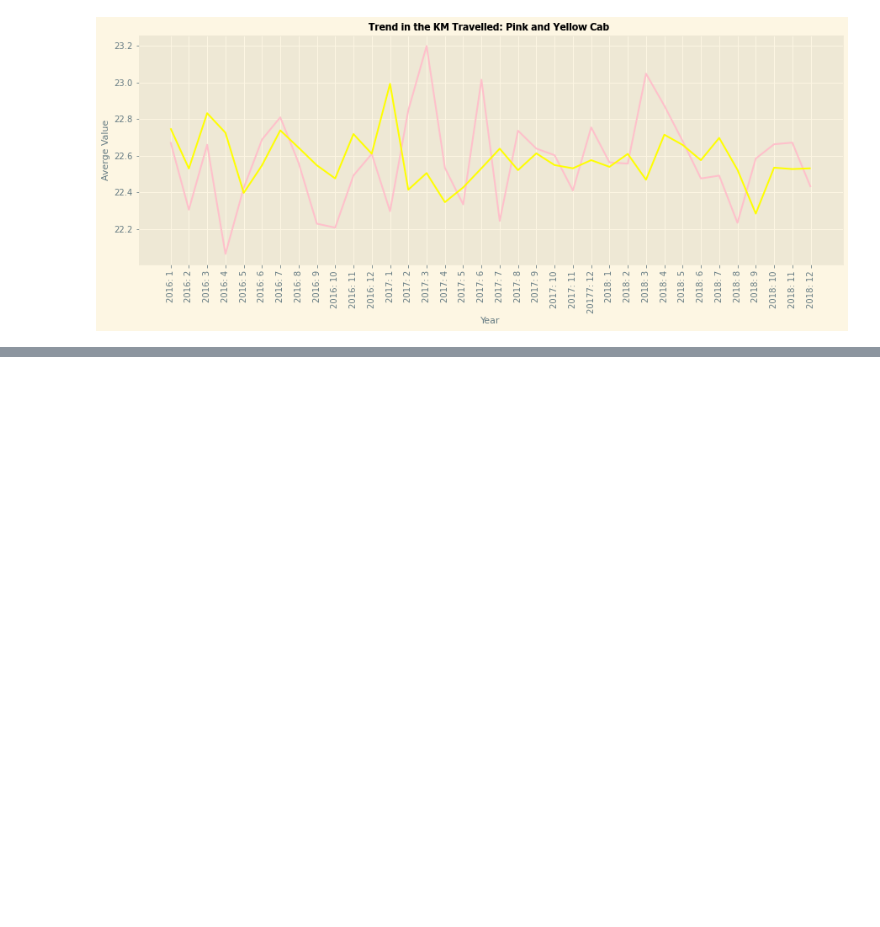
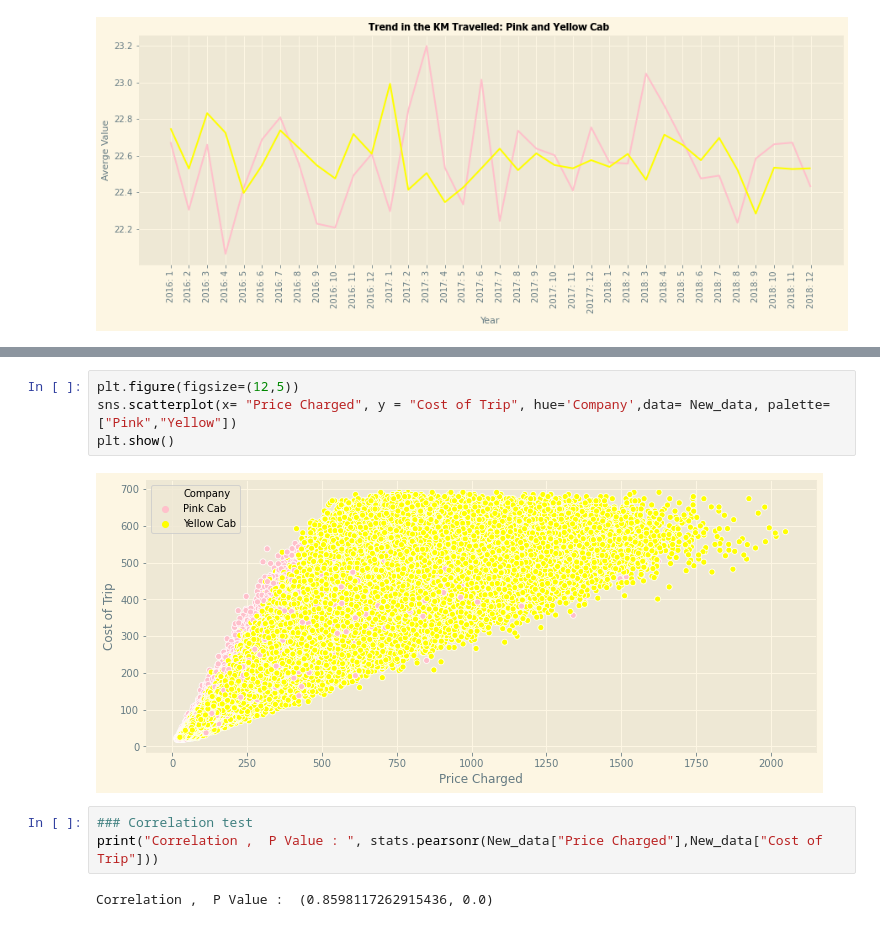
Before and after one commit to EEAjaegbu/Investment-Analytics-Assignmet-2, a Jupyter notebook: Week2 Script.ipynb, the cells around one changed output, grey strips where cells are left out. Drawn from its saved outputs; the diff is of its cells as text; blank space fills up the shorter version.

```diff
--- a/Week2 Script.ipynb
+++ b/Week2 Script.ipynb
@@ -734,0 +915,11 @@ plt.show()
+# %%
+plt.figure(figsize=(12,5))
+sns.scatterplot(x= "Price Charged", y = "Cost of Trip", hue='Company',data= New_data, palette=["Pink","Yellow"])
+plt.show()
+# %% [output]
+[figure, added]
+# %%
+### Correlation test
+print("Correlation ,  P Value : ", stats.pearsonr(New_data["Price Charged"],New_data["Cost of Trip"]))
+# %% [output]
+Correlation ,  P Value :  (0.8598117262915436, 0.0)
```
Also changed, not shown: parts of 51 cells of this notebook.
